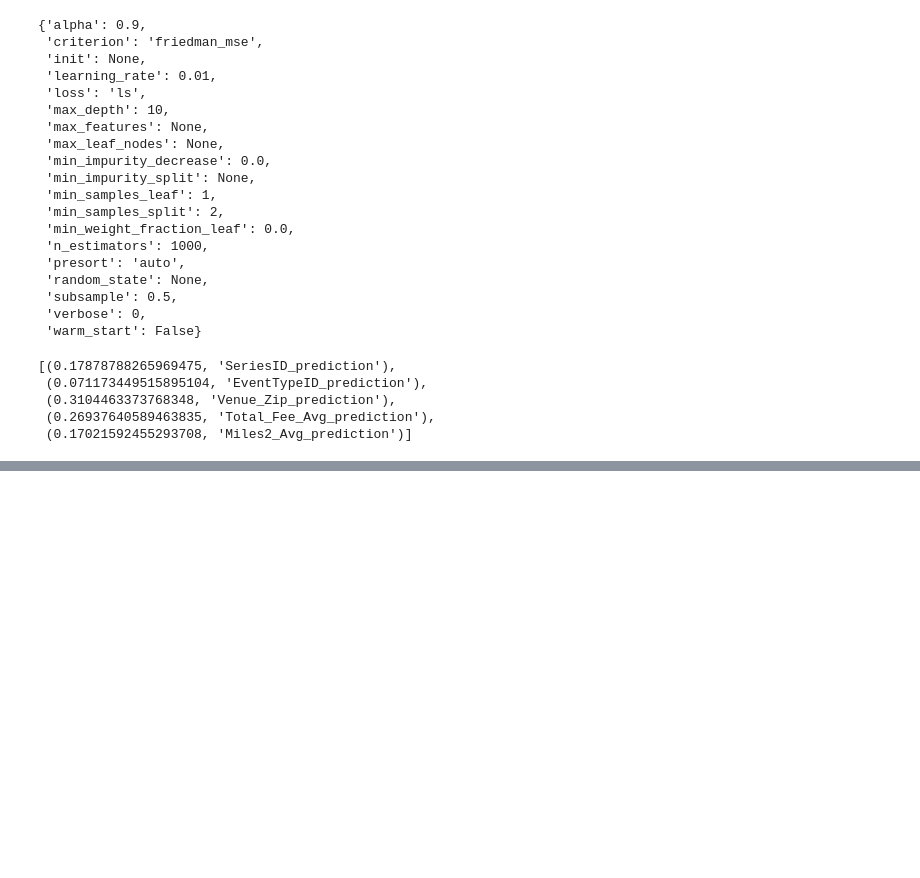
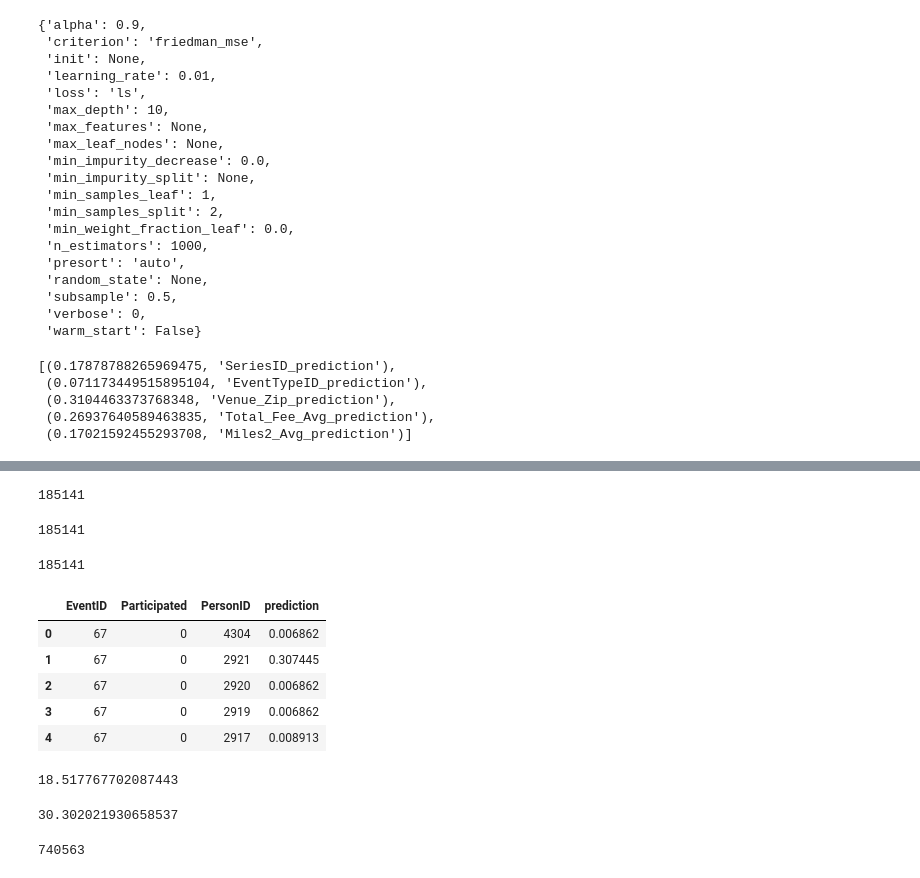
Before and after one commit to gcnuss/trailrun_participation, a Jupyter notebook: model/Final_Model_Pipeline-UPDATE.ipynb, the cells around one changed output, grey strips where cells are left out. Cells and saved outputs as stored; diff of their text form; code cells hidden in the pictures; blank space fills up the shorter version.

```diff
--- a/model/Final_Model_Pipeline-UPDATE.ipynb
+++ b/model/Final_Model_Pipeline-UPDATE.ipynb
@@ -650,0 +866,12 @@ cleaned_data.join
+# %%
+len(gb_testpreds_final)
+# %% [output]
+185141
+# %%
+len(y_gb_test)
+# %% [output]
+185141
+# %%
+len(gb_test_data)
+# %% [output]
+185141
@@ -650,0 +882,9 @@ cleaned_data.join
+# %%
+rankeval_testpreds_df_final.head()
+# %% [output]
+|  | EventID | Participated | PersonID | prediction |
+| 0 | 67 | 0 | 4304 | 0.006862 |
+| 1 | 67 | 0 | 2921 | 0.307445 |
+| 2 | 67 | 0 | 2920 | 0.006862 |
+| 3 | 67 | 0 | 2919 | 0.006862 |
+| 4 | 67 | 0 | 2917 | 0.008913 |
@@ -650,0 +893,8 @@ cleaned_data.join
+# %%
+rank_processing_final.calc_test_rank()
+# %% [output]
+18.517767702087443
+# %%
+rank_processing_final.calc_popular_rank()
+# %% [output]
+30.302021930658537
@@ -650,0 +903,4 @@ cleaned_data.join
+# %%
+len(gb_trainvalpreds_final)
+# %% [output]
+740563
```
Also changed, not shown: parts of 78 cells of this notebook, 1 other file.
